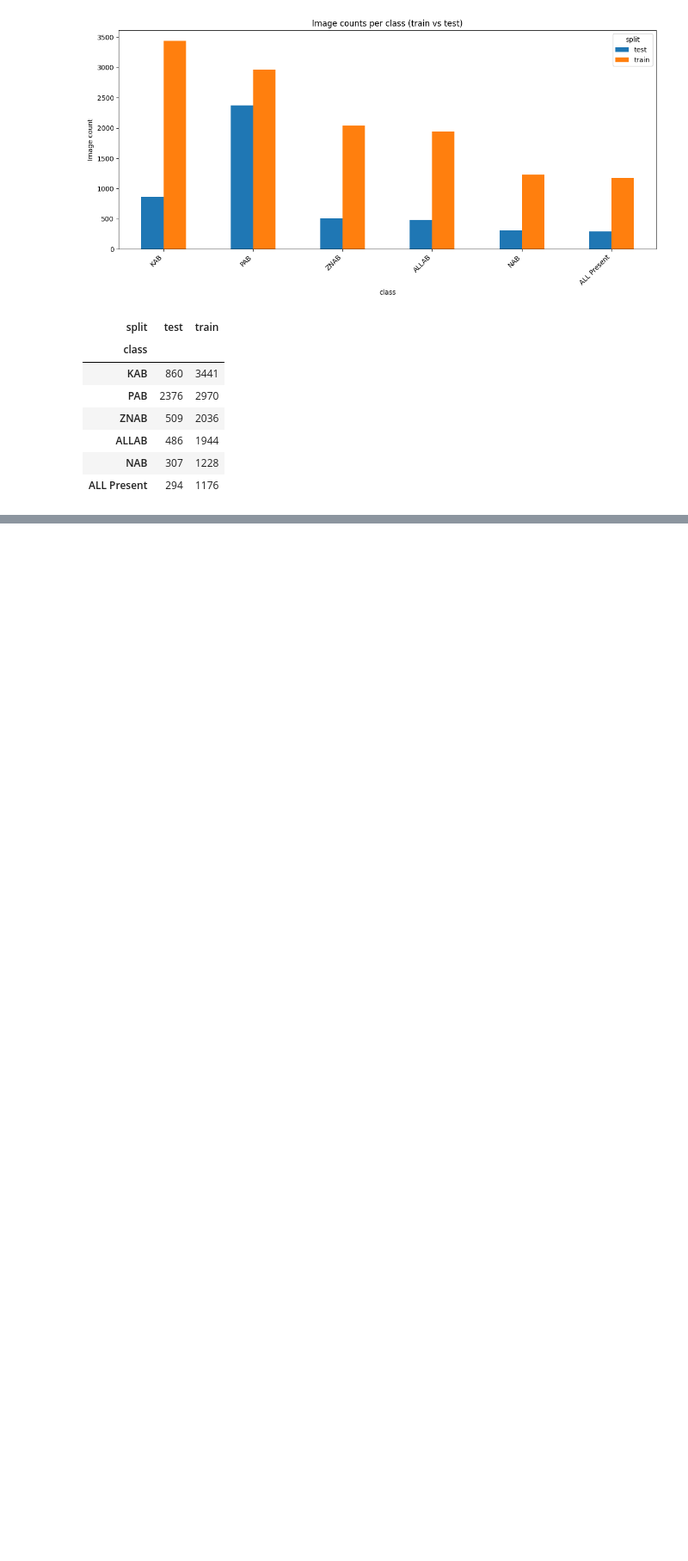
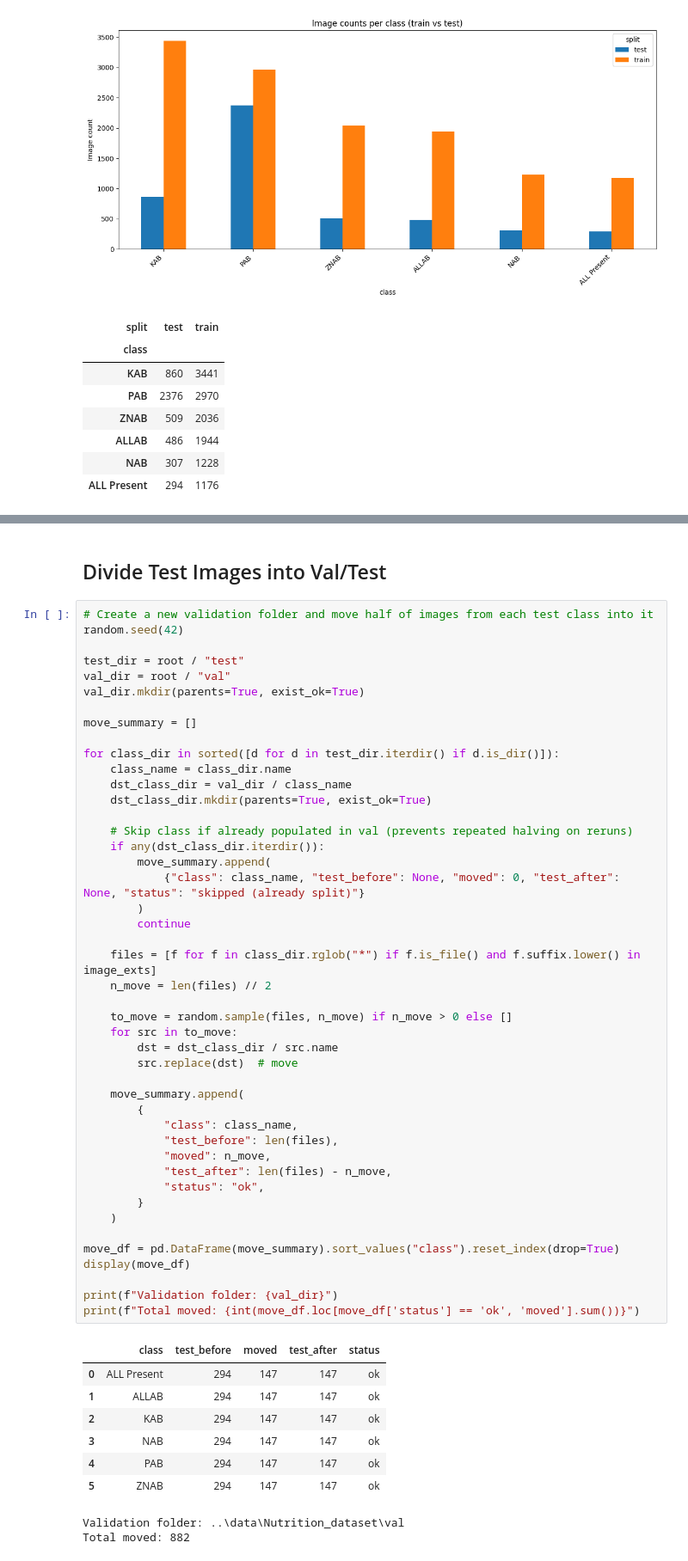
Before and after one commit to Ciampitti-Lab/HackIL, a Jupyter notebook: notebooks/image_data_analysis.ipynb, the cells around one changed output, grey strips where cells are left out. Shown at 86% size. Cells and saved outputs as stored; diff of their text form; blank space fills up the shorter version.

```diff
--- a/notebooks/image_data_analysis.ipynb
+++ b/notebooks/image_data_analysis.ipynb
@@ -101,0 +174,57 @@ display(pivot)
+# %% [markdown]
+## Divide Test Images into Val/Test
+# %%
+# Create a new validation folder and move half of images from each test class into it
+random.seed(42)
+
+test_dir = root / "test"
+val_dir = root / "val"
+val_dir.mkdir(parents=True, exist_ok=True)
+
+move_summary = []
+
+for class_dir in sorted([d for d in test_dir.iterdir() if d.is_dir()]):
+    class_name = class_dir.name
+    dst_class_dir = val_dir / class_name
+    dst_class_dir.mkdir(parents=True, exist_ok=True)
+
+    # Skip class if already populated in val (prevents repeated halving on reruns)
+    if any(dst_class_dir.iterdir()):
+        move_summary.append(
+            {"class": class_name, "test_before": None, "moved": 0, "test_after": None, "status": "skipped (already split)"}
+        )
+        continue
+
+    files = [f for f in class_dir.rglob("*") if f.is_file() and f.suffix.lower() in image_exts]
+    n_move = len(files) // 2
+
+    to_move = random.sample(files, n_move) if n_move > 0 else []
+    for src in to_move:
+        dst = dst_class_dir / src.name
+        src.replace(dst)  # move
+
+    move_summary.append(
+        {
+            "class": class_name,
+            "test_before": len(files),
+            "moved": n_move,
+            "test_after": len(files) - n_move,
+            "status": "ok",
+        }
+    )
+
+move_df = pd.DataFrame(move_summary).sort_values("class").reset_index(drop=True)
+display(move_df)
+
+print(f"Validation folder: {val_dir}")
+print(f"Total moved: {int(move_df.loc[move_df['status'] == 'ok', 'moved'].sum())}")
+# %% [output]
+|  | class | test_before | moved | test_after | status |
+| 0 | ALL Present | 294 | 147 | 147 | ok |
+| 1 | ALLAB | 294 | 147 | 147 | ok |
+| 2 | KAB | 294 | 147 | 147 | ok |
+| 3 | NAB | 294 | 147 | 147 | ok |
+| 4 | PAB | 294 | 147 | 147 | ok |
+| 5 | ZNAB | 294 | 147 | 147 | ok |
+Validation folder: ..\data\Nutrition_dataset\val
+Total moved: 882
```
Also changed, not shown: parts of 5 cells of this notebook, 4 other files.
